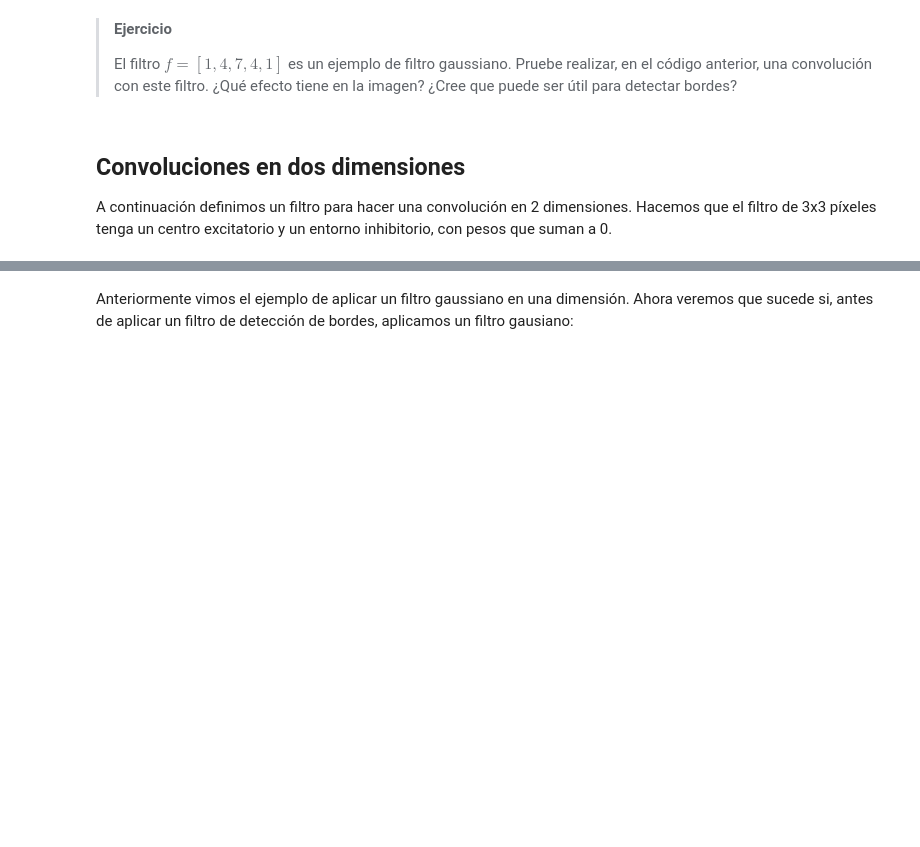
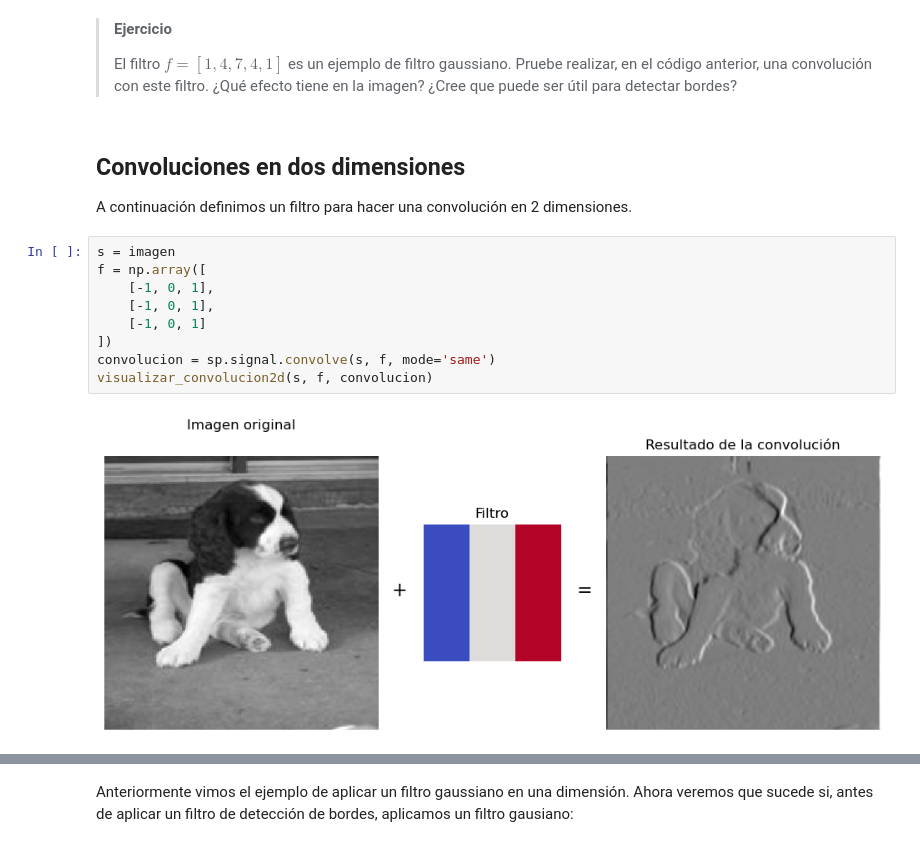
Before and after one commit to MaestriaCienciasCognitivas/ncc, a Jupyter notebook: book/notebooks/S7_Cuaderno6.ipynb, the cells around one changed output, grey strips where cells are left out. Cells and saved outputs as stored; diff of their text form; blank space fills up the shorter version.

```diff
--- a/book/notebooks/S7_Cuaderno6.ipynb
+++ b/book/notebooks/S7_Cuaderno6.ipynb
@@ -311,4 +232,15 @@ interactive(children=(IntSlider(value=102, description='x0', max=204), IntSlider
 # %% [markdown]
 ## Convoluciones en dos dimensiones
 
-A continuación definimos un filtro para hacer una convolución en 2 dimensiones. Hacemos que el filtro de 3x3 píxeles tenga un centro excitatorio y un entorno inhibitorio, con pesos que suman a 0.
+A continuación definimos un filtro para hacer una convolución en 2 dimensiones.
+# %%
+s = imagen
+f = np.array([
+    [-1, 0, 1],
+    [-1, 0, 1],
+    [-1, 0, 1]
+])
+convolucion = sp.signal.convolve(s, f, mode='same')
+visualizar_convolucion2d(s, f, convolucion)
+# %% [output]
+[figure, added]
```
Also changed, not shown: parts of 27 cells of this notebook.
